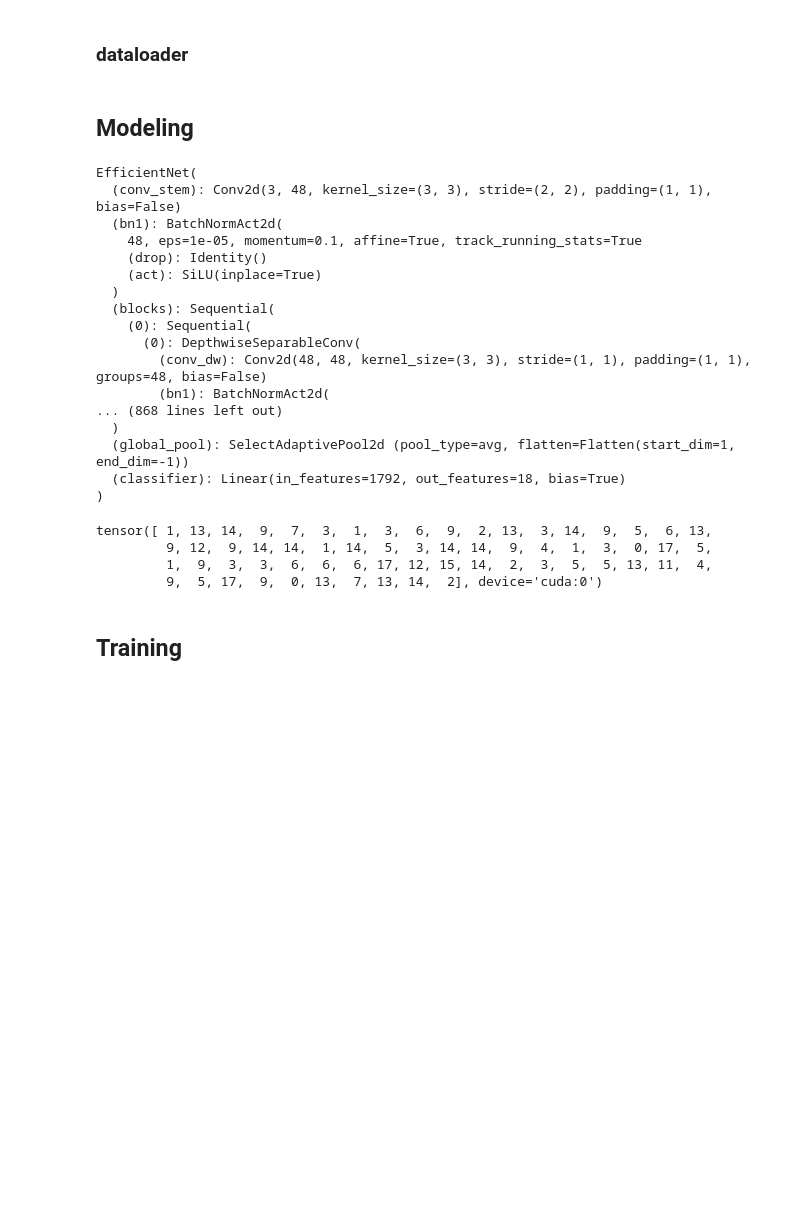
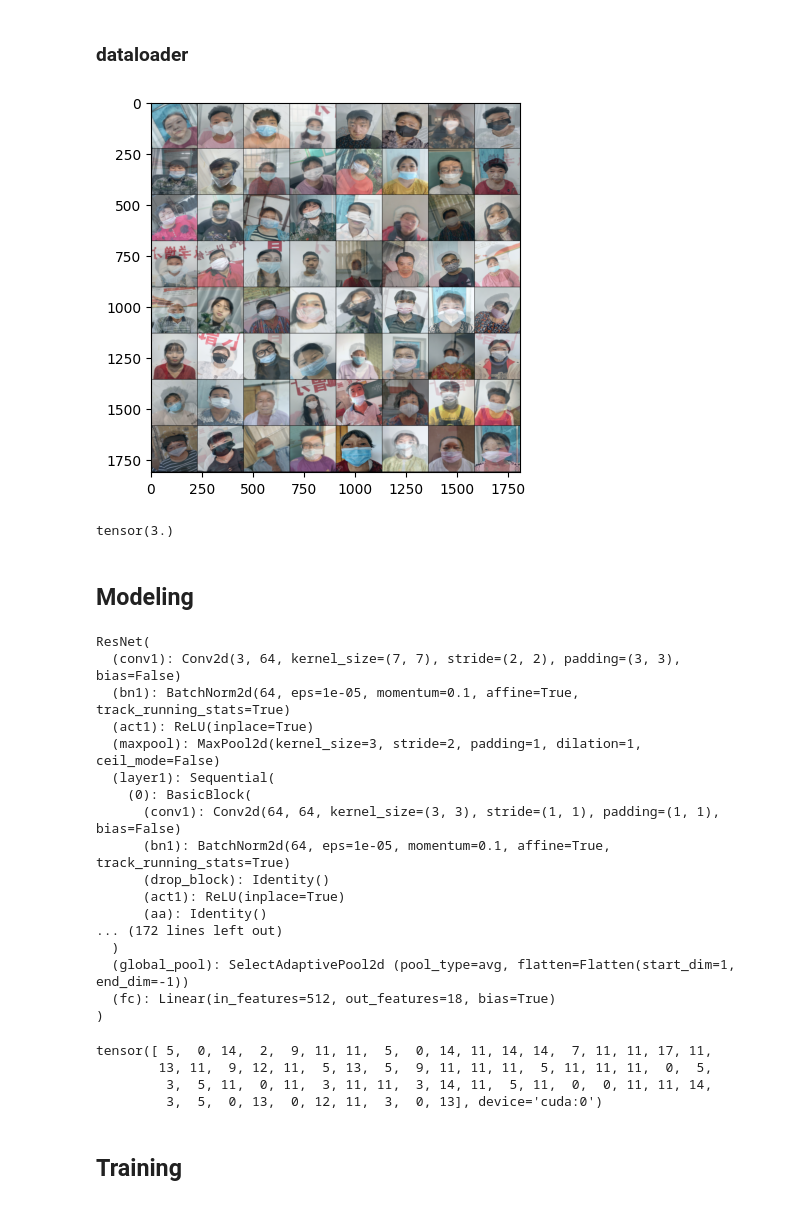
Before and after one commit to boostcampaitech4cv2/level1_imageclassification_cv-level1-cv-06, a Jupyter notebook: T4064/T4064_experiment_code_one_head.ipynb, the cells around one changed output. Drawn from its saved outputs; the diff is of its cells as text; code cells hidden in the pictures; blank space fills up the shorter version.

```diff
--- a/T4064/T4064_experiment_code_one_head.ipynb
+++ b/T4064/T4064_experiment_code_one_head.ipynb
@@ -60,7 +71,7 @@ eval_imgs_dir = f'{eval_folder_dir}/images'
 eval_labels_path = f'{eval_folder_dir}/info.csv'
 
 cfg = {
-    'model_name' : 'efficientnet_b4',
+    'model_name' : 'resnet34',
     'epochs' : 25,
     'lr' : 1e-4,
     'seed':42,
@@ -261,6 +267,16 @@ valid_dataset = MaskDataSet(valid_csv, valid_transforms)
 # %%
 train_loader = DataLoader(train_dataset, batch_size=64, shuffle=True)
 valid_loader = DataLoader(valid_dataset, batch_size=64, shuffle=True)
+# %%
+imgs, labels = next(iter(train_loader)) # B C H W -> B H W C
+imgs, label_a, label_b, lam = mixup_data(imgs, labels)
+plt.imshow(make_grid(imgs, normalize=True).permute(1,2,0))
+plt.show()
+# print(labels.size())
+print(labels[0].float())
+# %% [output]
+[figure, added]
+tensor(3.)
 # %% [markdown]
 ## Modeling
 # %%
@@ -272,32 +288,32 @@ def get_pretrain_model(config):
 pretrained_model = get_pretrain_model(cfg)
 pretrained_model.to(device)
 # %% [output]
-EfficientNet(
-  (conv_stem): Conv2d(3, 48, kernel_size=(3, 3), stride=(2, 2), padding=(1, 1), bias=False)
-  (bn1): BatchNormAct2d(
-    48, eps=1e-05, momentum=0.1, affine=True, track_running_stats=True
-    (drop): Identity()
-    (act): SiLU(inplace=True)
-  )
-  (blocks): Sequential(
-    (0): Sequential(
-      (0): DepthwiseSeparableConv(
-        (conv_dw): Conv2d(48, 48, kernel_size=(3, 3), stride=(1, 1), padding=(1, 1), groups=48, bias=False)
-        (bn1): BatchNormAct2d(
-... (868 lines left out)
+ResNet(
+  (conv1): Conv2d(3, 64, kernel_size=(7, 7), stride=(2, 2), padding=(3, 3), bias=False)
+  (bn1): BatchNorm2d(64, eps=1e-05, momentum=0.1, affine=True, track_running_stats=True)
+  (act1): ReLU(inplace=True)
+  (maxpool): MaxPool2d(kernel_size=3, stride=2, padding=1, dilation=1, ceil_mode=False)
+  (layer1): Sequential(
+    (0): BasicBlock(
+      (conv1): Conv2d(64, 64, kernel_size=(3, 3), stride=(1, 1), padding=(1, 1), bias=False)
+      (bn1): BatchNorm2d(64, eps=1e-05, momentum=0.1, affine=True, track_running_stats=True)
+      (drop_block): Identity()
+      (act1): ReLU(inplace=True)
+      (aa): Identity()
+... (172 lines left out)
   )
   (global_pool): SelectAdaptivePool2d (pool_type=avg, flatten=Flatten(start_dim=1, end_dim=-1))
-  (classifier): Linear(in_features=1792, out_features=18, bias=True)
+  (fc): Linear(in_features=512, out_features=18, bias=True)
 )
 # %%
 ## test
 batch_images, batch_labels = next(iter(train_loader))
 torch.argmax(pretrained_model(batch_images.to(device)), dim=-1)
 # %% [output]
-tensor([ 1, 13, 14,  9,  7,  3,  1,  3,  6,  9,  2, 13,  3, 14,  9,  5,  6, 13,
-         9, 12,  9, 14, 14,  1, 14,  5,  3, 14, 14,  9,  4,  1,  3,  0, 17,  5,
-         1,  9,  3,  3,  6,  6,  6, 17, 12, 15, 14,  2,  3,  5,  5, 13, 11,  4,
-         9,  5, 17,  9,  0, 13,  7, 13, 14,  2], device='cuda:0')
+tensor([ 5,  0, 14,  2,  9, 11, 11,  5,  0, 14, 11, 14, 14,  7, 11, 11, 17, 11,
+        13, 11,  9, 12, 11,  5, 13,  5,  9, 11, 11, 11,  5, 11, 11, 11,  0,  5,
+         3,  5, 11,  0, 11,  3, 11, 11,  3, 14, 11,  5, 11,  0,  0, 11, 11, 14,
+         3,  5,  0, 13,  0, 12, 11,  3,  0, 13], device='cuda:0')
 # %% [markdown]
 ## Training
 # %%
```
Also changed, not shown: parts of 17 cells of this notebook, 26 other files.
